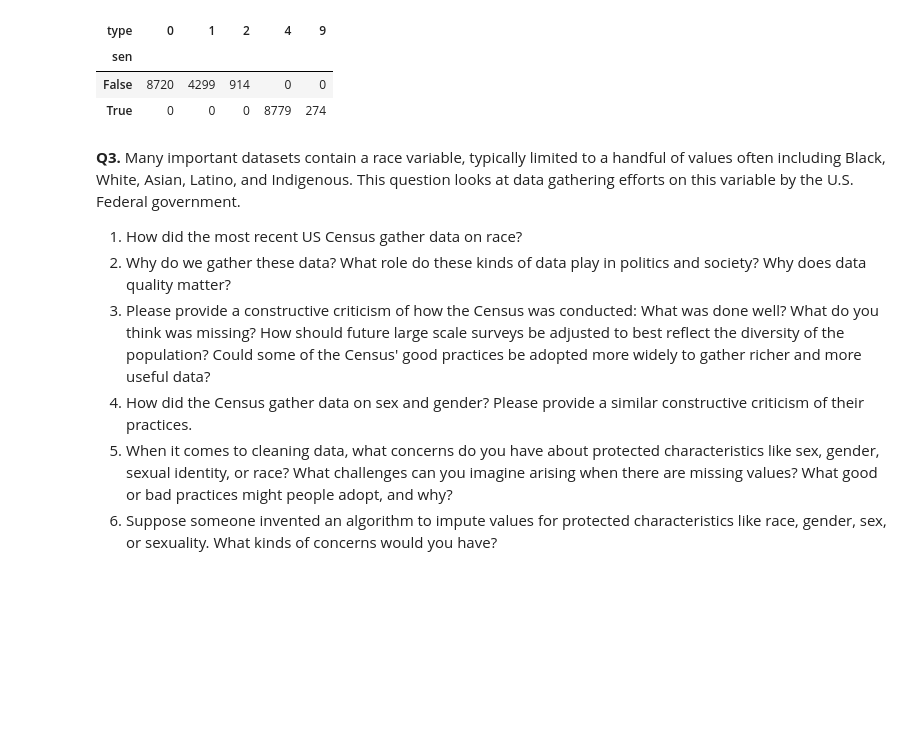
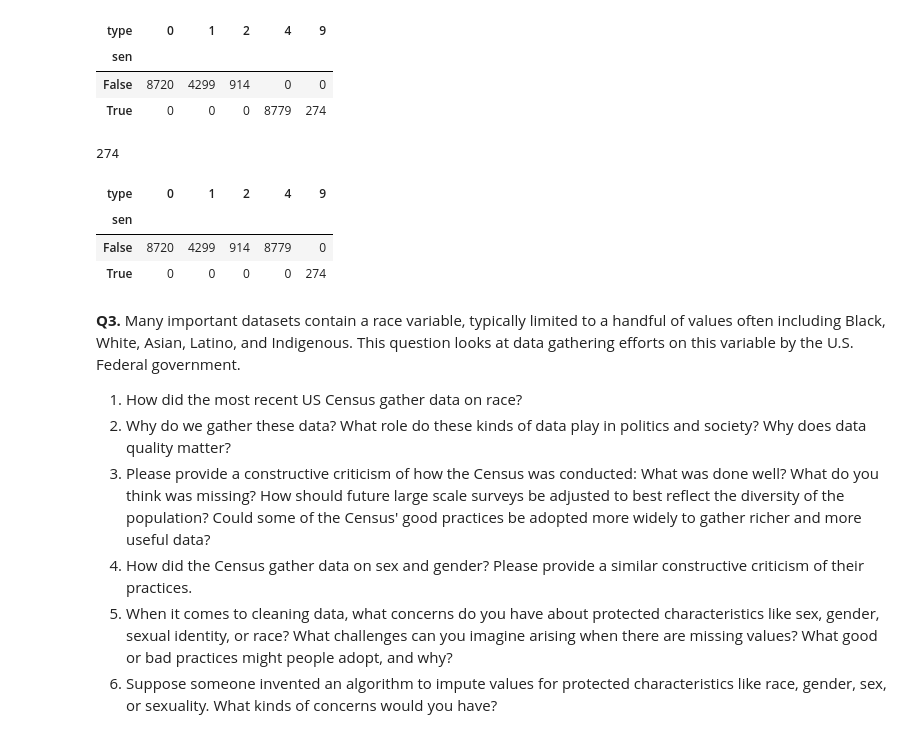
Before and after one commit to adaire2/wrangling, a Jupyter notebook: assignment/assignment_draft.ipynb, the cells around one changed output. Drawn from its saved outputs; the diff is of its cells as text; code cells hidden in the pictures; blank space fills up the shorter version.

```diff
--- a/assignment/assignment_draft.ipynb
+++ b/assignment/assignment_draft.ipynb
@@ -316,3 +316,15 @@ pd.crosstab(NAsen, type) #just checking that when the values are null, they are
 # %%
 sen = sen.mask(type ==4 , 0 ) #we use .mask to change the values of the sentence when the type is a certain value (when type =4, make sen = 0)
 sen = sen.mask(type ==9 , np.nan ) #when the type is missing, replace the value with nan
+# %%
+NAsen = sen.isnull() #making a dummy variable again to see if we fixed some things
+print(NAsen.sum())
+# %% [output]
+274
+# %%
+pd.crosstab(NAsen, type) #this looks good
+# %% [output]
+| type | 0 | 1 | 2 | 4 | 9 |
+| sen |  |  |  |  |  |
+| False | 8720 | 4299 | 914 | 8779 | 0 |
+| True | 0 | 0 | 0 | 0 | 274 |
```
Also changed, not shown: parts of 1 cell of this notebook.
